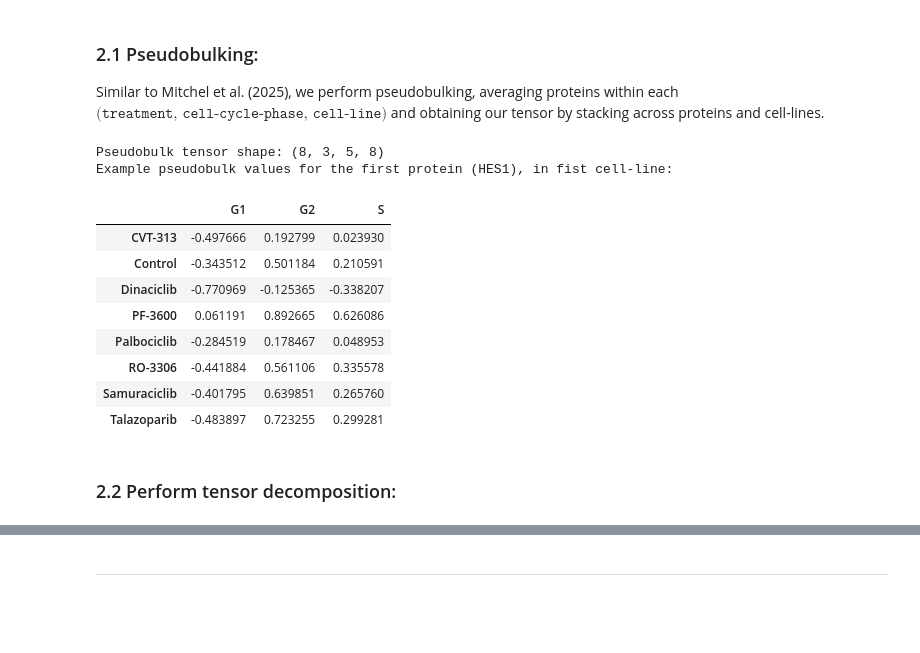
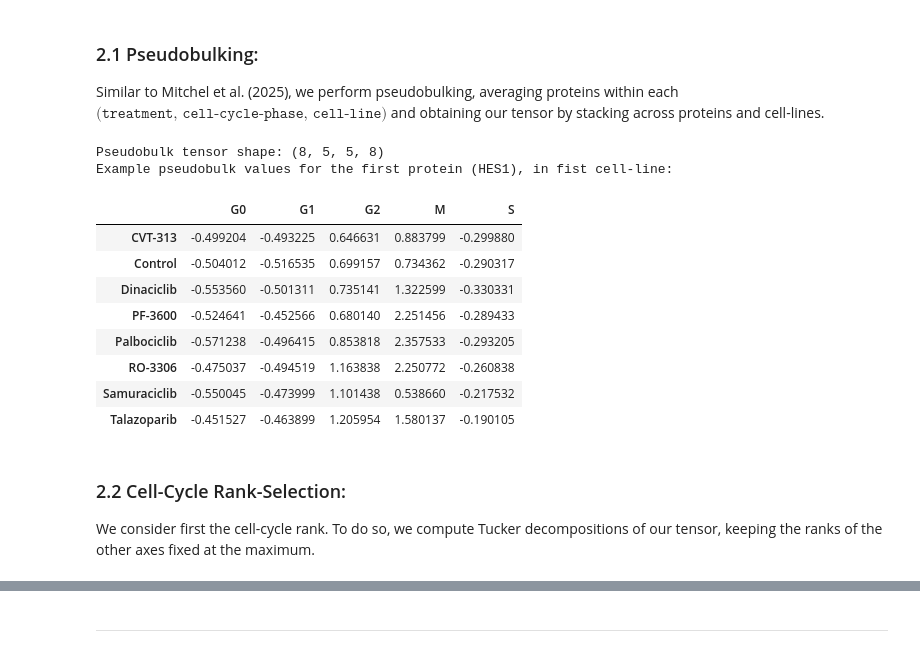
Before and after one commit to kaiwycik/tensors_and_cell_cycles, a Jupyter notebook: code/playground/playground_2.ipynb, the cells around one changed output, grey strips where cells are left out. Drawn from its saved outputs; the diff is of its cells as text; code cells hidden in the pictures; blank space fills up the shorter version.

```diff
--- a/code/playground/playground_2.ipynb
+++ b/code/playground/playground_2.ipynb
@@ -324,21 +325,21 @@ def pseudobulk(adata):
     return_tensor = pseudobulk_df_scales.values.reshape(len(adata.obs["drug_name"].cat.categories), len(adata.obs["GMM_phase_labels"].cat.categories), -1, len(np.unique(adata.obs["source_file"])))
     return return_tensor
 # %%
-pseudobulk_tensor = pseudobulk(adata_sans_G0_M)
+pseudobulk_tensor = pseudobulk(adata)
 print(f'Pseudobulk tensor shape: {pseudobulk_tensor.shape}')
 
 print("Example pseudobulk values for the first protein (HES1), in fist cell-line:")
-pd.DataFrame(pseudobulk_tensor[:, :, 0, 0], index=adata_sans_G0_M.obs["drug_name"].cat.categories, columns=adata_sans_G0_M.obs["GMM_phase_labels"].cat.categories)
+pd.DataFrame(pseudobulk_tensor[:, :, 0, 0], index=adata.obs["drug_name"].cat.categories, columns=adata.obs["GMM_phase_labels"].cat.categories)
 # %% [output]
-Pseudobulk tensor shape: (8, 3, 5, 8)
+Pseudobulk tensor shape: (8, 5, 5, 8)
 Example pseudobulk values for the first protein (HES1), in fist cell-line:
-|  | G1 | G2 | S |
-| CVT-313 | -0.497666 | 0.192799 | 0.023930 |
-| Control | -0.343512 | 0.501184 | 0.210591 |
-| Dinaciclib | -0.770969 | -0.125365 | -0.338207 |
-| PF-3600 | 0.061191 | 0.892665 | 0.626086 |
-| Palbociclib | -0.284519 | 0.178467 | 0.048953 |
-| RO-3306 | -0.441884 | 0.561106 | 0.335578 |
-| Samuraciclib | -0.401795 | 0.639851 | 0.265760 |
-| Talazoparib | -0.483897 | 0.723255 | 0.299281 |
+|  | G0 | G1 | G2 | M | S |
+| CVT-313 | -0.499204 | -0.493225 | 0.646631 | 0.883799 | -0.299880 |
+| Control | -0.504012 | -0.516535 | 0.699157 | 0.734362 | -0.290317 |
+| Dinaciclib | -0.553560 | -0.501311 | 0.735141 | 1.322599 | -0.330331 |
+| PF-3600 | -0.524641 | -0.452566 | 0.680140 | 2.251456 | -0.289433 |
+| Palbociclib | -0.571238 | -0.496415 | 0.853818 | 2.357533 | -0.293205 |
+| RO-3306 | -0.475037 | -0.494519 | 1.163838 | 2.250772 | -0.260838 |
+| Samuraciclib | -0.550045 | -0.473999 | 1.101438 | 0.538660 | -0.217532 |
+| Talazoparib | -0.451527 | -0.463899 | 1.205954 | 1.580137 | -0.190105 |
 # %%
@@ -349,5 +350,3 @@ cell_lines = list(np.unique(adata_sans_G0_M.obs["source_file"]))
-# %% [markdown]
-### 2.2 Perform tensor decomposition:
 # %%
 def HOSVD(tensor, truncation_rank=None):
     dims = tensor.shape
@@ -369,4 +368,8 @@ def HOSVD(tensor, truncation_rank=None):
     core = tenalg.multi_mode_dot(tensor, factors_transposed)
 
     return core, factors
+# %% [markdown]
+### 2.2 Cell-Cycle Rank-Selection:
+
+We consider first the cell-cycle rank. To do so, we compute Tucker decompositions of our tensor, keeping the ranks of the other axes fixed at the maximum.
 # %%
```
Also changed, not shown: parts of 30 cells of this notebook.
